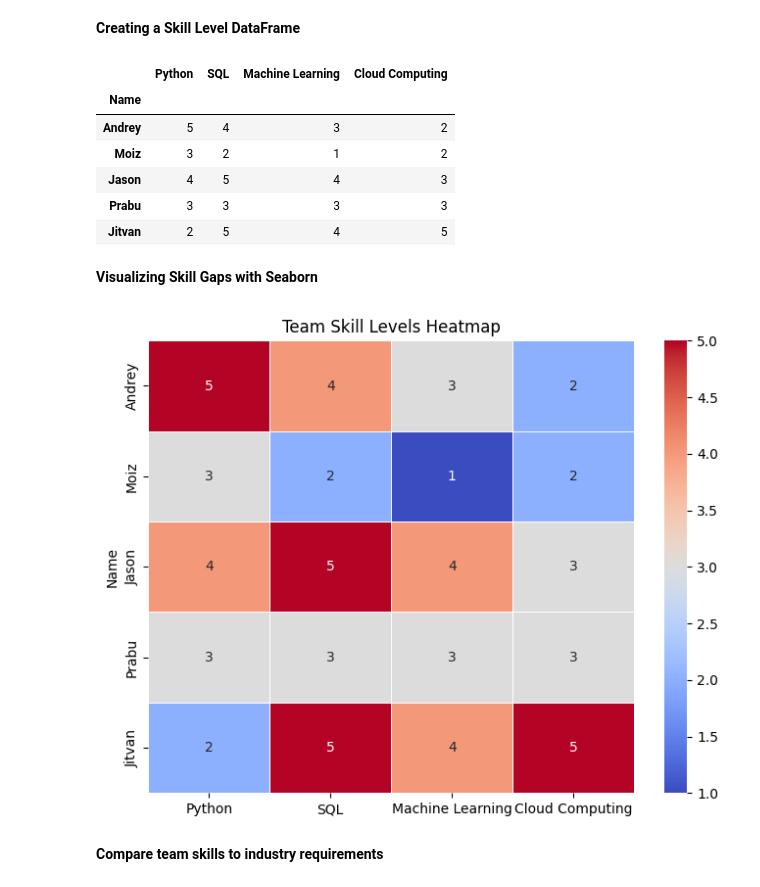
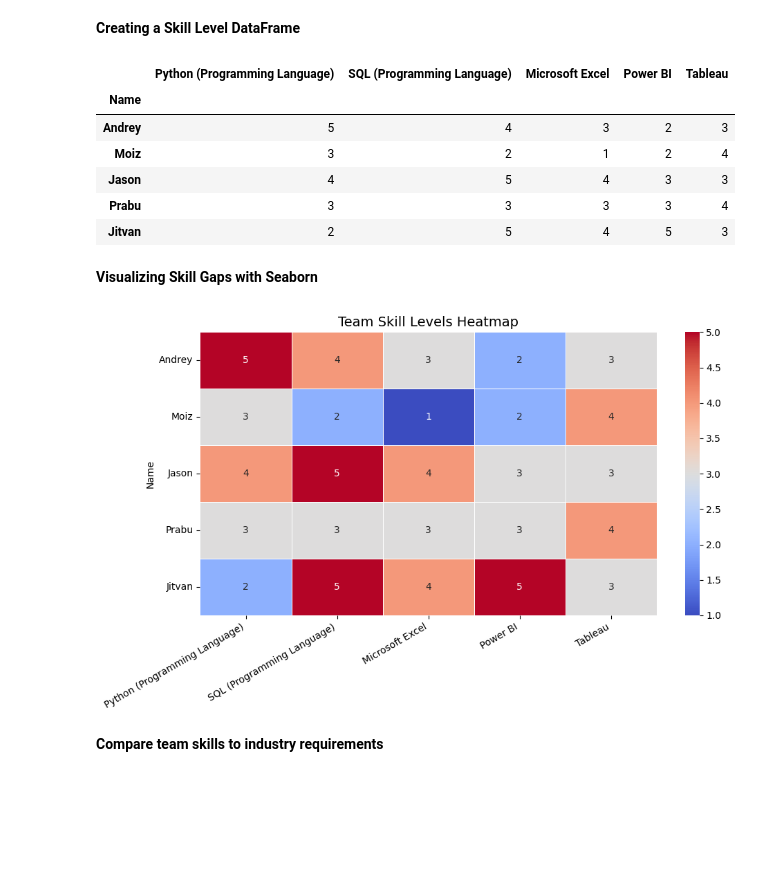
Before and after one commit to 616797/ad688-employability-sp25A1-group1, a Jupyter notebook: working_files/individual_analysis_folder/Prabu_Jeyabalan.ipynb, the cells around one changed output. Cells and saved outputs as stored; diff of their text form; code cells hidden in the pictures; blank space fills up the shorter version.

Commit message:
Add additional top skills to the analysis dataset

```diff
--- a/working_files/individual_analysis_folder/Prabu_Jeyabalan.ipynb
+++ b/working_files/individual_analysis_folder/Prabu_Jeyabalan.ipynb
@@ -41,35 +41,52 @@ import pandas as pd
 
 skills_data = {
     "Name": ["Andrey", "Moiz", "Jason", "Prabu","Jitvan"],
-    "Python": [5, 3, 4, 3, 2],
-    "SQL": [4, 2, 5, 3, 5],
-    "Machine Learning": [3, 1, 4, 3, 4],
-    "Cloud Computing": [2, 2, 3, 3, 5]
+    "Python (Programming Language)": [5, 3, 4, 3, 2],
+    "SQL (Programming Language)": [4, 2, 5, 3, 5],
+    "Microsoft Excel": [3, 1, 4, 3, 4],
+    "Power BI": [2, 2, 3, 3, 5],
+    "Tableau": [3, 4, 3, 4, 3]
 }
 
 df_skills = pd.DataFrame(skills_data)
 df_skills.set_index("Name", inplace=True)
 df_skills
 # %% [output]
-|  | Python | SQL | Machine Learning | Cloud Computing |
-| Name |  |  |  |  |
-| Andrey | 5 | 4 | 3 | 2 |
-| Moiz | 3 | 2 | 1 | 2 |
-| Jason | 4 | 5 | 4 | 3 |
-| Prabu | 3 | 3 | 3 | 3 |
-| Jitvan | 2 | 5 | 4 | 5 |
+|  | Python (Programming Language) | SQL (Programming Language) | Microsoft Excel | Power BI | Tableau |
+| Name |  |  |  |  |  |
+| Andrey | 5 | 4 | 3 | 2 | 3 |
+| Moiz | 3 | 2 | 1 | 2 | 4 |
+| Jason | 4 | 5 | 4 | 3 | 3 |
+| Prabu | 3 | 3 | 3 | 3 | 4 |
+| Jitvan | 2 | 5 | 4 | 5 | 3 |
 # %% [markdown]
 **Visualizing Skill Gaps with Seaborn**
 # %%
 import seaborn as sns
 import matplotlib.pyplot as plt
 
-plt.figure(figsize=(8, 6))
-sns.heatmap(df_skills, annot=True, cmap="coolwarm", linewidths=0.5)
-plt.title("Team Skill Levels Heatmap")
+# Set up the plot
+plt.figure(figsize=(10, 6))
+sns.heatmap(
+    df_skills,
+    annot=True,
+    cmap="coolwarm",
+    linewidths=0.5,
+    linecolor='white',
+    cbar=True,
+    fmt='g'
+)
+
+# Titles and labels
+plt.title("Team Skill Levels Heatmap", fontsize=14)
+plt.yticks(rotation=0, fontsize=10)
+plt.xticks(rotation=30, ha='right', fontsize=10)  # Align labels for better readability
+
+# Adjust layout
+plt.tight_layout()
 plt.show()
 # %% [output]
-[figure, old version]
+[figure, new version]
 # %% [markdown]
 **Compare team skills to industry requirements**
 # %% [markdown]
```
Also changed, not shown: parts of 2 cells of this notebook, 1 other file.
